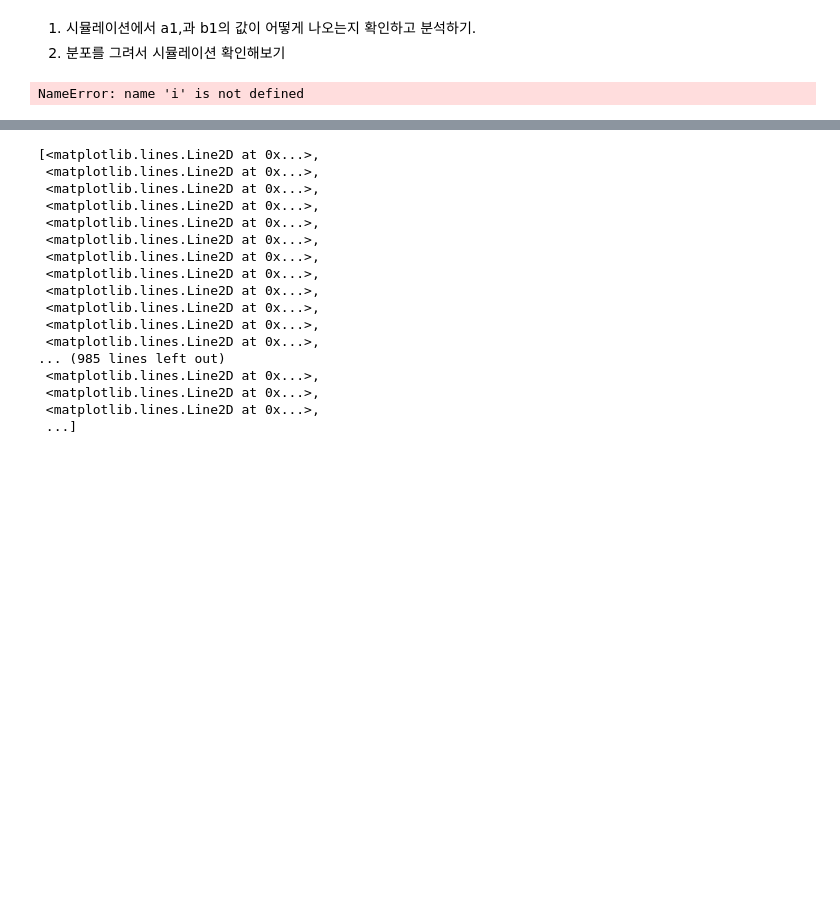
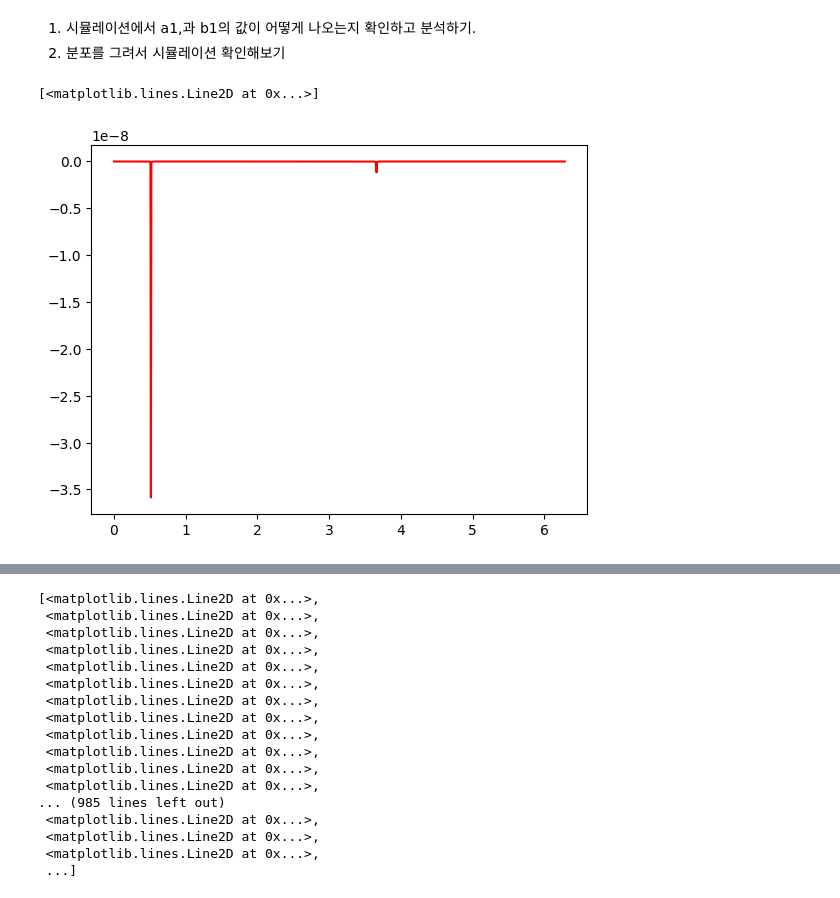
Before and after one commit to Gug-Young/Active_Rotator, a Jupyter notebook: 240801 Simulation and check Modified OA ansatz.ipynb, the cells around one changed output, grey strips where cells are left out. Cells and saved outputs as stored; diff of their text form; code cells hidden in the pictures; blank space fills up the shorter version.

```diff
--- a/240801 Simulation and check Modified OA ansatz.ipynb
+++ b/240801 Simulation and check Modified OA ansatz.ipynb
@@ -97,9 +97,11 @@ def dist_ab(x,a,b,eta):
 # %%
 x =  np.linspace(0,2*np.pi,1000) + 1e-10
 # %%
+i = 1
 plt.plot(x,dist_ab(x,a1s[21][i*50],b1s[21][i*50],eta2),color='red')
 # %% [output]
-NameError: name 'i' is not defined
+[<matplotlib.lines.Line2D at 0x...>]
+[figure, added]
 # %%
 # plt.plot(x,dist_ab(x,a1s[22][-1],b1s[22][-1],eta1))
 index = 28
```
Also changed, not shown: parts of 6 cells of this notebook, 1 other file.
